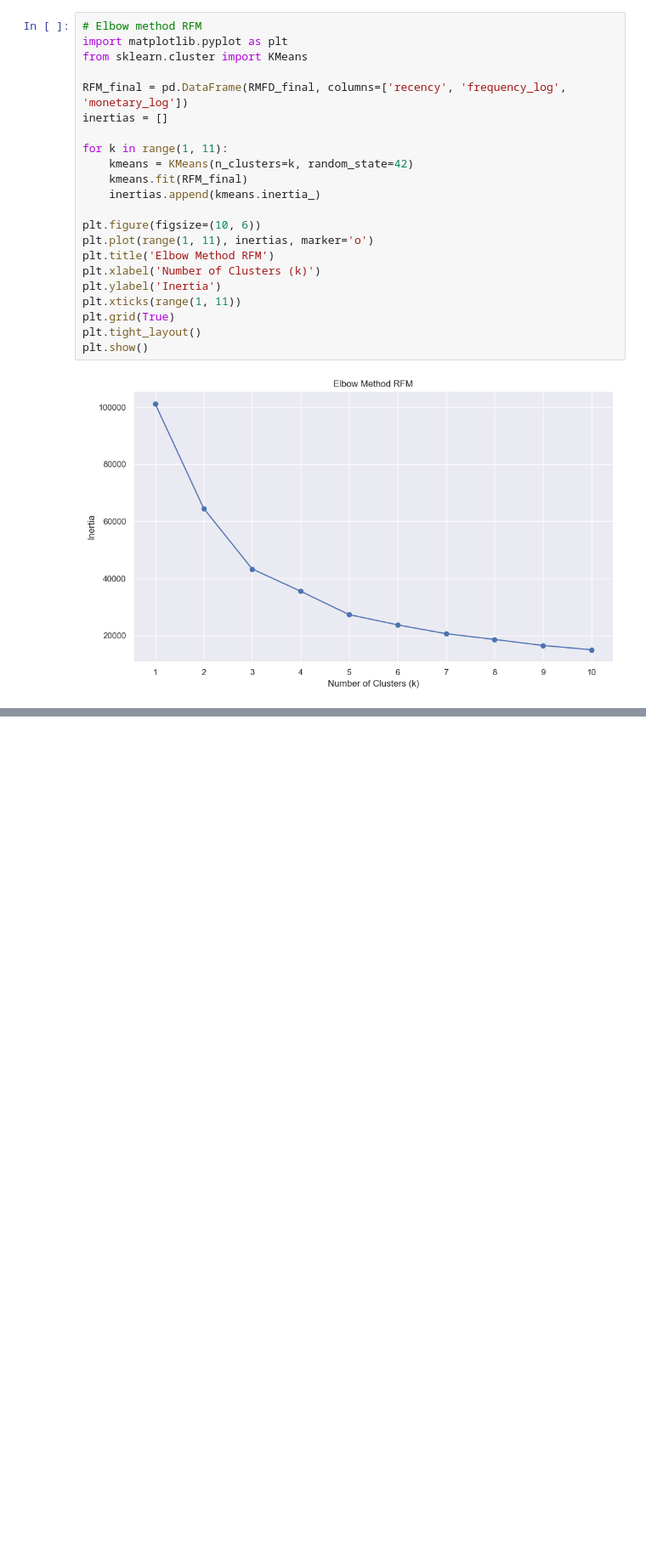
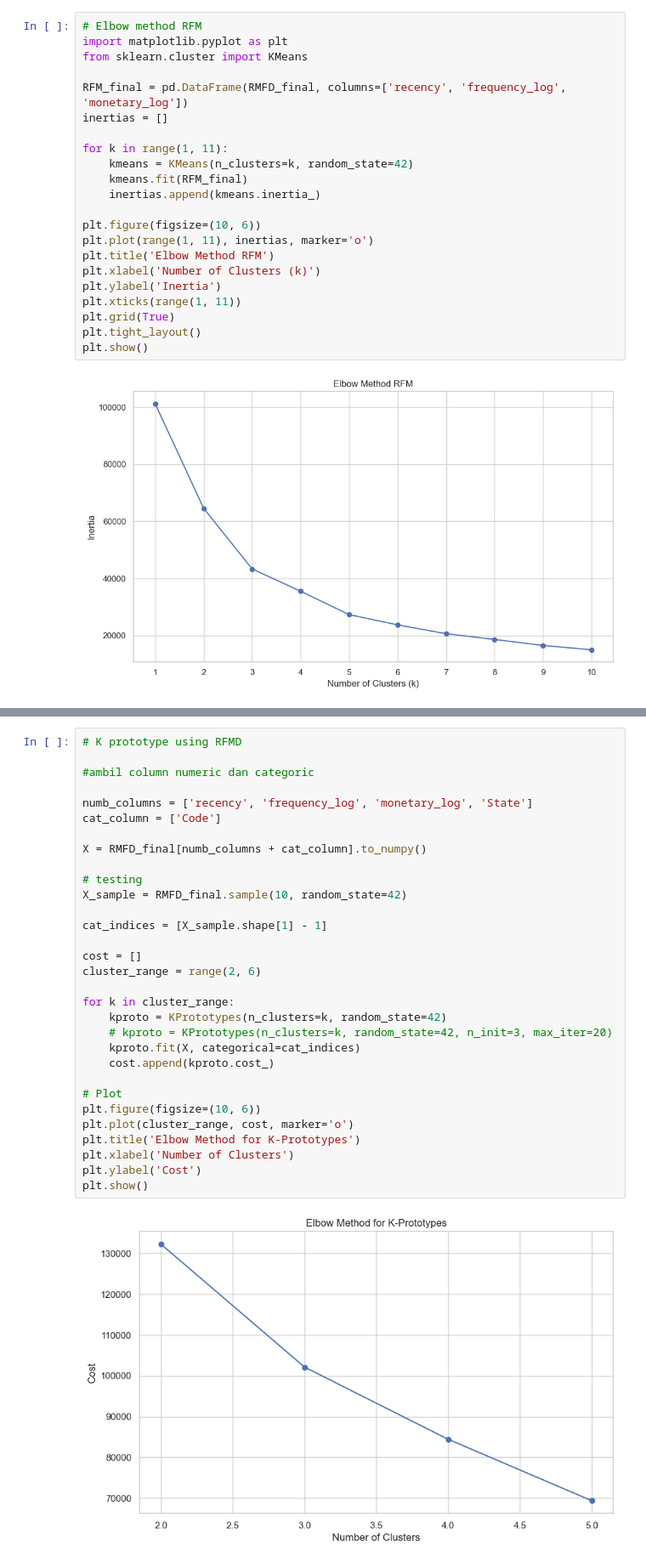
Before and after one commit to pt-sinan-akbar/Dataset-Thesis, a Jupyter notebook: BrazilDataSet.ipynb, the cells around one changed output, grey strips where cells are left out. Shown at 85% size. Cells and saved outputs as stored; diff of their text form; blank space fills up the shorter version.

```diff
--- a/BrazilDataSet.ipynb
+++ b/BrazilDataSet.ipynb
@@ -1195,0 +1227,33 @@ plt.show()
+# %%
+# K prototype using RFMD
+
+#ambil column numeric dan categoric
+
+numb_columns = ['recency', 'frequency_log', 'monetary_log', 'State']
+cat_column = ['Code']
+
+X = RMFD_final[numb_columns + cat_column].to_numpy()
+
+# testing
+X_sample = RMFD_final.sample(10, random_state=42)
+
+cat_indices = [X_sample.shape[1] - 1]
+
+cost = []
+cluster_range = range(2, 6)
+
+for k in cluster_range:
+    kproto = KPrototypes(n_clusters=k, random_state=42)
+    # kproto = KPrototypes(n_clusters=k, random_state=42, n_init=3, max_iter=20)
+    kproto.fit(X, categorical=cat_indices)
+    cost.append(kproto.cost_)
+
+# Plot
+plt.figure(figsize=(10, 6))
+plt.plot(cluster_range, cost, marker='o')
+plt.title('Elbow Method for K-Prototypes')
+plt.xlabel('Number of Clusters')
+plt.ylabel('Cost')
+plt.show()
+# %% [output]
+[figure, added]
```
Also changed, not shown: parts of 20 cells of this notebook.
